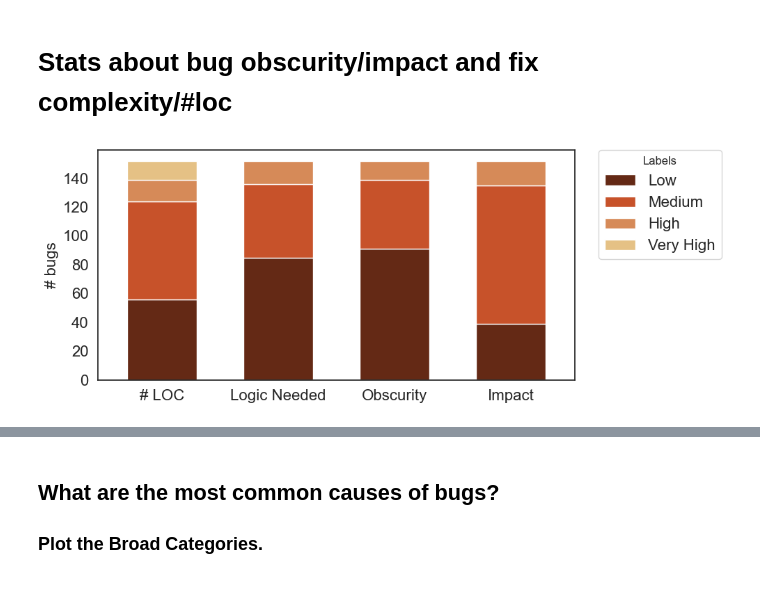
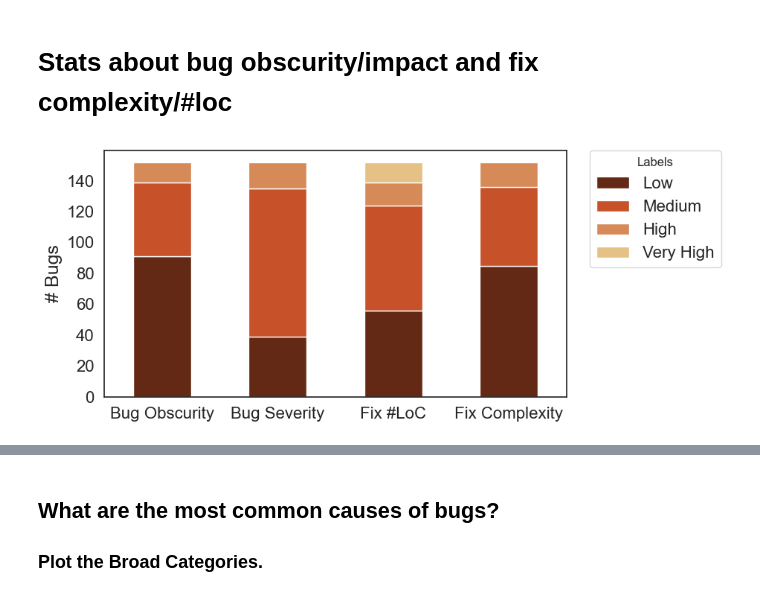
Before and after one commit to cmu-pasta/date-time, a Jupyter notebook: analysis/insights.ipynb, the cells around one changed output, grey strips where cells are left out. Cells and saved outputs as stored; diff of their text form; code cells hidden in the pictures.

```diff
--- a/analysis/insights.ipynb
+++ b/analysis/insights.ipynb
@@ -109,38 +91,38 @@ impact_counts = df_new['Impact'].value_counts()
 categories = ['Low', 'Medium', 'High', 'Very High']
 loc_counts = loc_counts.reindex(categories, fill_value=0)
 logic_counts = logic_counts.reindex(categories, fill_value=0)
 obscurity_counts = obscurity_counts.reindex(categories, fill_value=0)
 impact_counts = impact_counts.reindex(categories, fill_value=0)
 
 # Compose the data for a stacked bar chart
 stacked_data = pd.DataFrame({
-    '# LOC': loc_counts,
-    'Logic Needed': logic_counts,
-    'Obscurity': obscurity_counts,
-    'Impact': impact_counts
+    'Bug Obscurity': obscurity_counts,
+    'Bug Severity': impact_counts,
+    'Fix #LoC': loc_counts,
+    'Fix Complexity': logic_counts,
 }, index=categories)
 stacked_data.head()
 
 # transpose the data for plotting
 stacked_data = stacked_data.T
 stacked_data.head()
 
 # Plotting
-ax = stacked_data.plot(kind='bar', stacked=True, color=colors[:4], figsize=(12, 4), width=0.6)
+ax = stacked_data.plot(kind='bar', stacked=True, color=colors[:4], figsize=(12, 4), width=0.5)
 
 # Place legend outside the plot
 ax.legend(title='Labels', fontsize=16, bbox_to_anchor=(1.05, 1), loc='upper left', borderaxespad=0.)
 
 # Set labels and layout
-plt.ylabel('# bugs', fontsize=16)
+plt.ylabel('# Bugs', fontsize=18)
 plt.xticks(rotation=0, fontsize=16)
 plt.yticks(fontsize=16)
 
 # Adjust layout to make space for the legend
-plt.tight_layout(rect=[0, 0, 0.85, 1])
+plt.tight_layout(rect=[0, 0, 0.8, 1])
 
 # Save and show the plot
 plt.savefig(SAVE_PATH + 'stacked_bar_chart.pdf', transparent=True, bbox_inches='tight')
 plt.show()
 # %% [output]
-[figure, old version]
+[figure, new version]
```
Also changed, not shown: parts of 11 cells of this notebook, 13 other files.
